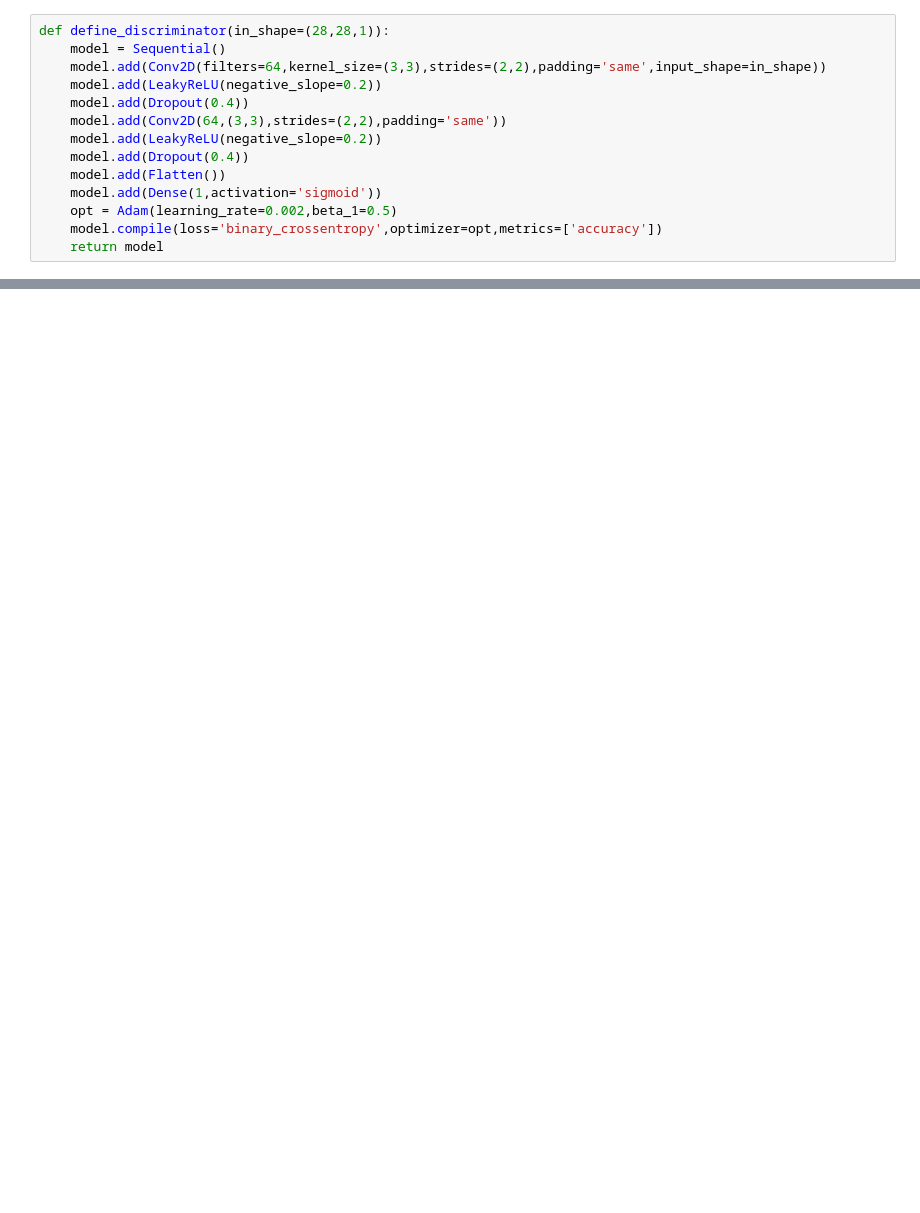
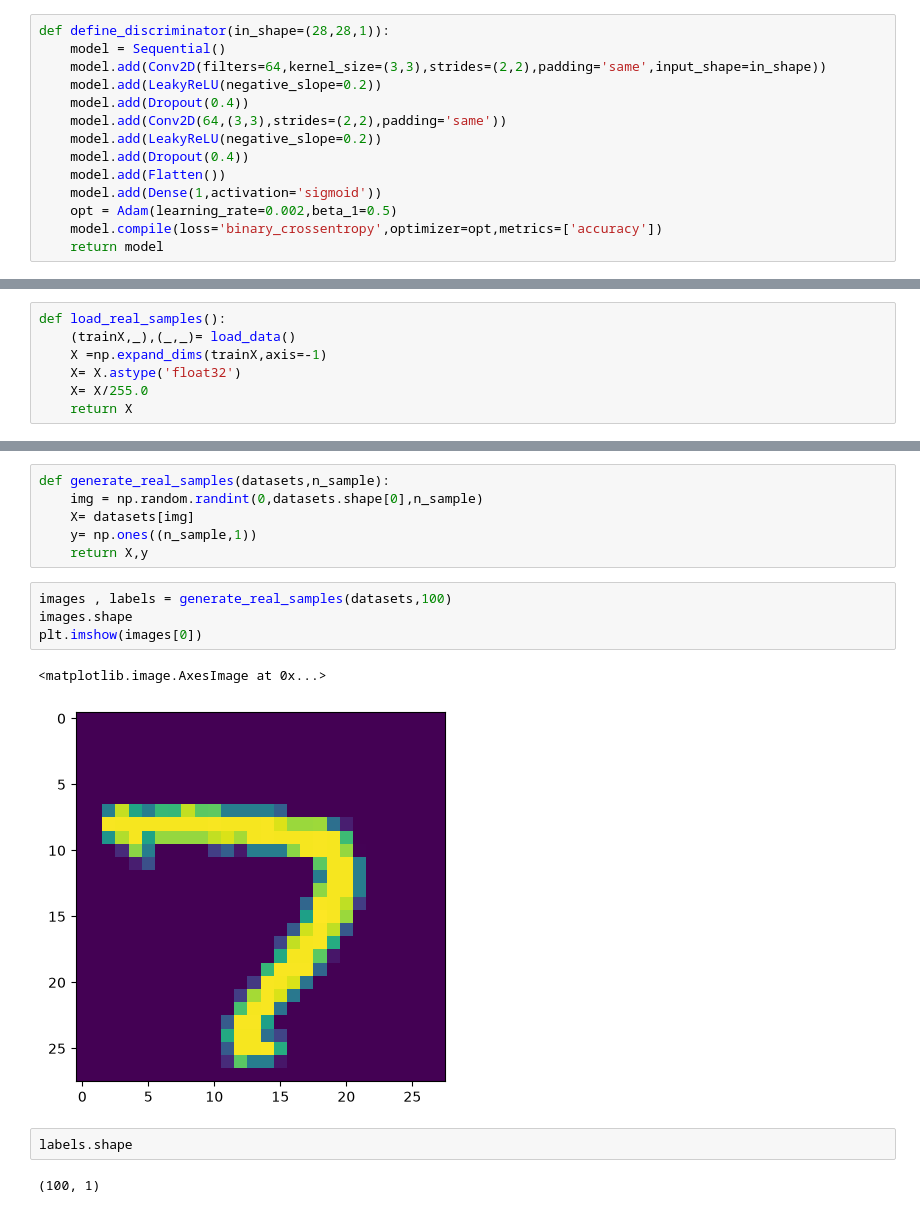
Before and after one commit to Nayab-Gauhar/Using-GAN-to-generate-the-FM-matrix-Autism-, a Jupyter notebook: GAN_FROM_SCRATCH.ipynb, the cells around one changed output, grey strips where cells are left out. Saved outputs shown, nothing was run; the diff lists cells and outputs as text; blank space fills up the shorter version.

```diff
--- a/GAN_FROM_SCRATCH.ipynb
+++ b/GAN_FROM_SCRATCH.ipynb
@@ -86,0 +70,7 @@ Model: "sequential_2"
+# %%
+def load_real_samples():
+    (trainX,_),(_,_)= load_data()
+    X =np.expand_dims(trainX,axis=-1)
+    X= X.astype('float32')
+    X= X/255.0
+    return X
@@ -86,0 +84,17 @@ Model: "sequential_2"
+# %%
+def generate_real_samples(datasets,n_sample):
+    img = np.random.randint(0,datasets.shape[0],n_sample)
+    X= datasets[img]
+    y= np.ones((n_sample,1))
+    return X,y
+# %%
+images , labels = generate_real_samples(datasets,100)
+images.shape
+plt.imshow(images[0])
+# %% [output]
+<matplotlib.image.AxesImage at 0x...>
+[figure, added]
+# %%
+labels.shape
+# %% [output]
+(100, 1)
```
Also changed, not shown: parts of 10 cells of this notebook.
